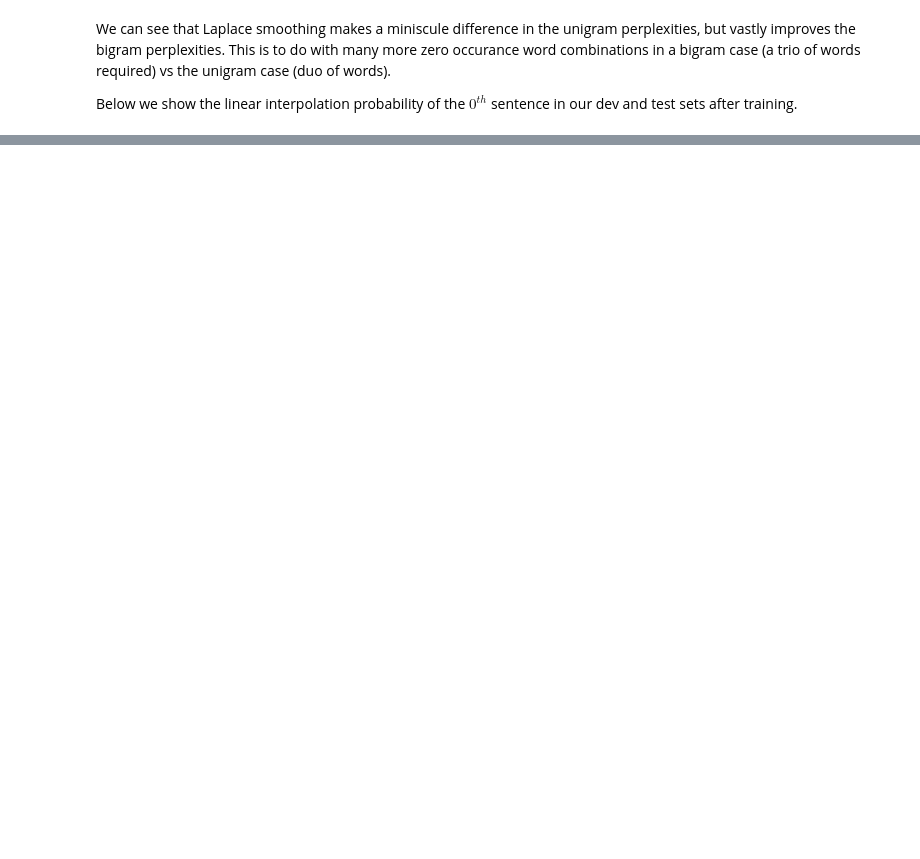
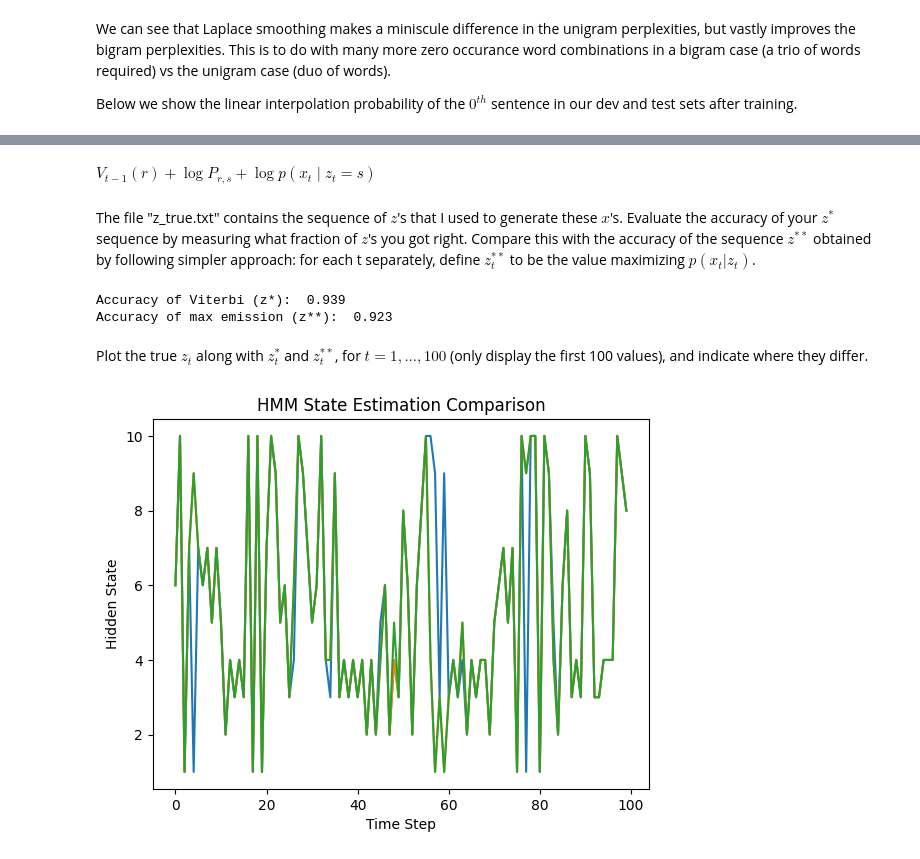
Before and after one commit to premobrendan/portfolio, a Jupyter notebook: school_work/stochastic_processes_f23/stochastic_processes.ipynb, the cells around one changed output, grey strips where cells are left out. Saved outputs shown, nothing was run; the diff lists cells and outputs as text; code cells hidden in the pictures; blank space fills up the shorter version.

```diff
--- a/school_work/stochastic_processes_f23/stochastic_processes.ipynb
+++ b/school_work/stochastic_processes_f23/stochastic_processes.ipynb
@@ -1806,0 +2019,49 @@ TypeError: 'int' object is not subscriptable
+# %% [markdown]
+$V_{t-1}(r) + \log P_{r,s} + \log p(x_t \mid z_t = s)$
+# %% [markdown]
+The file "z_true.txt" contains the sequence of $z$'s that I used to generate these $x$'s.  Evaluate the accuracy of your $z^*$ sequence by measuring what fraction of $z$'s you got right.  Compare this with the accuracy of the sequence $z^{**}$ obtained by following simpler approach: for each t separately, define $z^{**}_t$ to be the value maximizing $p(x_t | z_t)$.
+# %%
+yes_true_vs_seq = 0
+
+yes_true_vs_max_prob = 0
+
+for i in range(len(z_true)):
+    if z_true[i]==sequence[i]+1: # +1 to match z_true indexing
+        yes_true_vs_seq+=1
+
+# z** = argmax_s p(x_t | z_t = s) for each t independently
+z_star_star = np.argmax(emission, axis=1) + 1  # +1 to match z_true indexing
+
+accuracy_viterbi = np.mean(z_true == (sequence + 1))
+accuracy_z_star_star = np.mean(z_true == z_star_star)
+
+print("Accuracy of Viterbi (z*): ", accuracy_viterbi)
+print("Accuracy of max emission (z**): ", accuracy_z_star_star)
+# %% [output]
+Accuracy of Viterbi (z*):  0.939
+Accuracy of max emission (z**):  0.923
+# %% [markdown]
+Plot the true $z_t$ along with $z^*_t$ and $z^{**}_t$, for $t = 1,...,100$ (only display the first 100 values), and indicate where they differ.
+# %%
+x = []
+y_1 = []
+y_2 = []
+y_3 = []
+for i in range(100):
+    x.append(i)
+    y_1.append(z_true[i])
+    y_2.append(sequence[i]+1) # +1 to match z_true indexing
+    y_3.append(z_star_star[i])
+
+plt.plot(x, y_1)
+plt.plot(x, y_2)
+plt.plot(x, y_3)
+
+plt.ylabel("Hidden State")
+plt.xlabel("Time Step")
+plt.title("HMM State Estimation Comparison")
+# plt.legend(["z_true", "z* (Viterbi)", "z** (Max Emission)"])
+
+plt.show()
+# %% [output]
+[figure, added]
```
Also changed, not shown: parts of 40 cells of this notebook, 28 other files.
